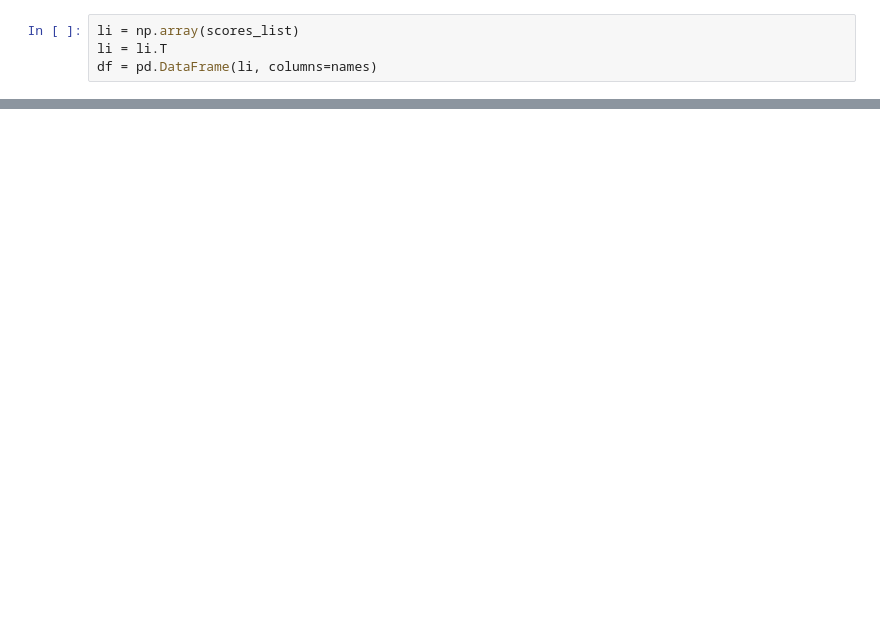
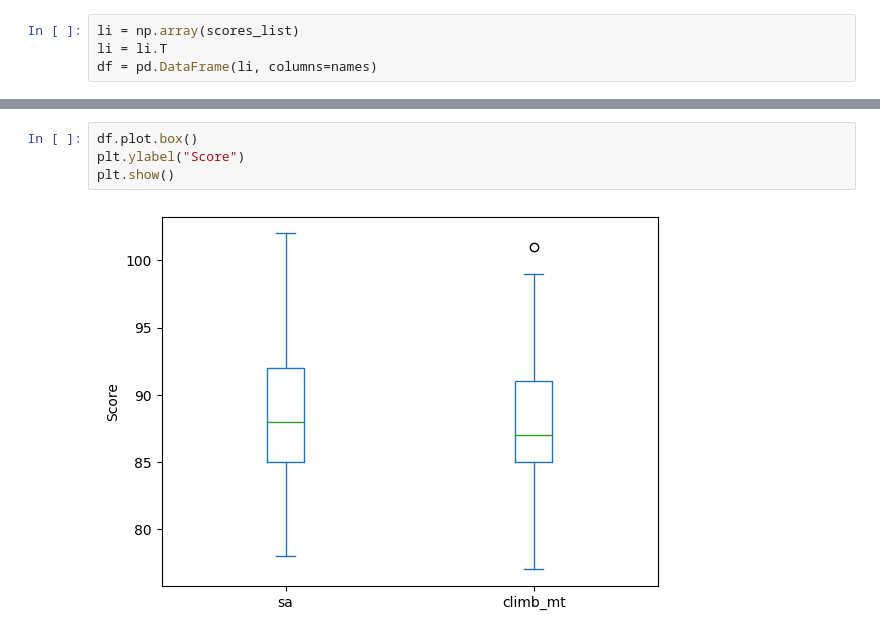
Before and after one commit to ayu0616/travel-planner, a Jupyter notebook: backend/python/compare_score.ipynb, the cells around one changed output, grey strips where cells are left out. Cells and saved outputs as stored; diff of their text form; blank space fills up the shorter version.

```diff
--- a/backend/python/compare_score.ipynb
+++ b/backend/python/compare_score.ipynb
@@ -37,3 +53,9 @@ df.plot()
+# %%
+df.plot.box()
+plt.ylabel("Score")
+plt.show()
+# %% [output]
+[figure, added]
 # %%
 df.sum()
 # %% [output]
```
Also changed, not shown: parts of 7 cells of this notebook.
